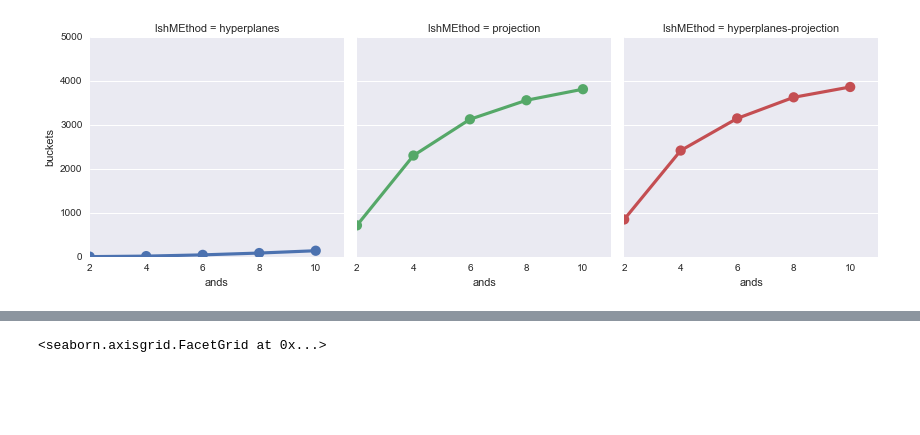
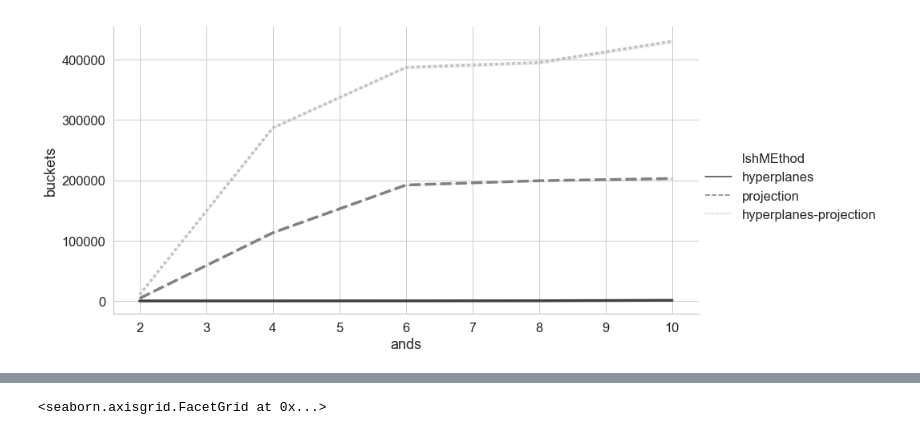
Before and after one commit to germaneduardo/results-analysis, a Jupyter notebook: PlotAnalysis.ipynb, the cells around one changed output, grey strips where cells are left out. Cells and saved outputs as stored; diff of their text form; code cells hidden in the pictures; blank space fills up the shorter version.

```diff
--- a/PlotAnalysis.ipynb
+++ b/PlotAnalysis.ipynb
@@ -4,22 +44,4 @@ import numpy as np
 # %%
-df_pb = pd.read_csv("pageblocksEntropy.csv")
+plotBuckets(pd.read_csv("fraudkAllResults.csv"))
+# %% [output]
+[figure, added]
-# %%
-%matplotlib inline
-import seaborn as sns
-sns.set(style='darkgrid')
-
-fil = (df_pb['instanceSelection'] == 'IS') & (df_pb['type'] == 'Train')
-
-df_pb_to_plot = df_pb[fil].copy()
-
-# Draw a pointplot to show pulse as a function of three categorical factors
-plot = sns.factorplot(x="ands", y="buckets", hue="lshMEthod", col="lshMEthod",
-                height=20,
-                kind="point", data=df_pb_to_plot )
-
-for axs in plot.axes:
-    for axu in axs:
-        axu.set_ylim(0, None)
-        axu.set_xlim(0, None)
-# %% [output]
-[figure, removed]
```
Also changed, not shown: parts of 27 cells of this notebook, 18 other files.
